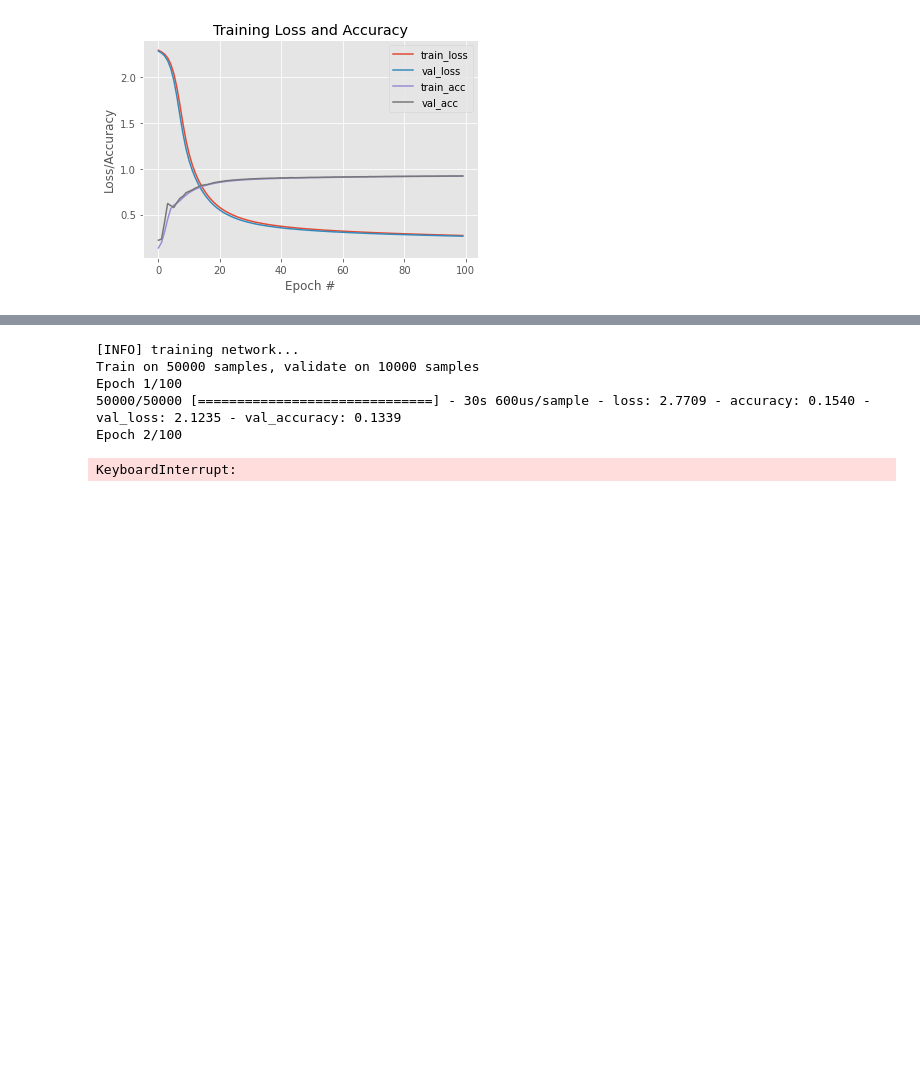
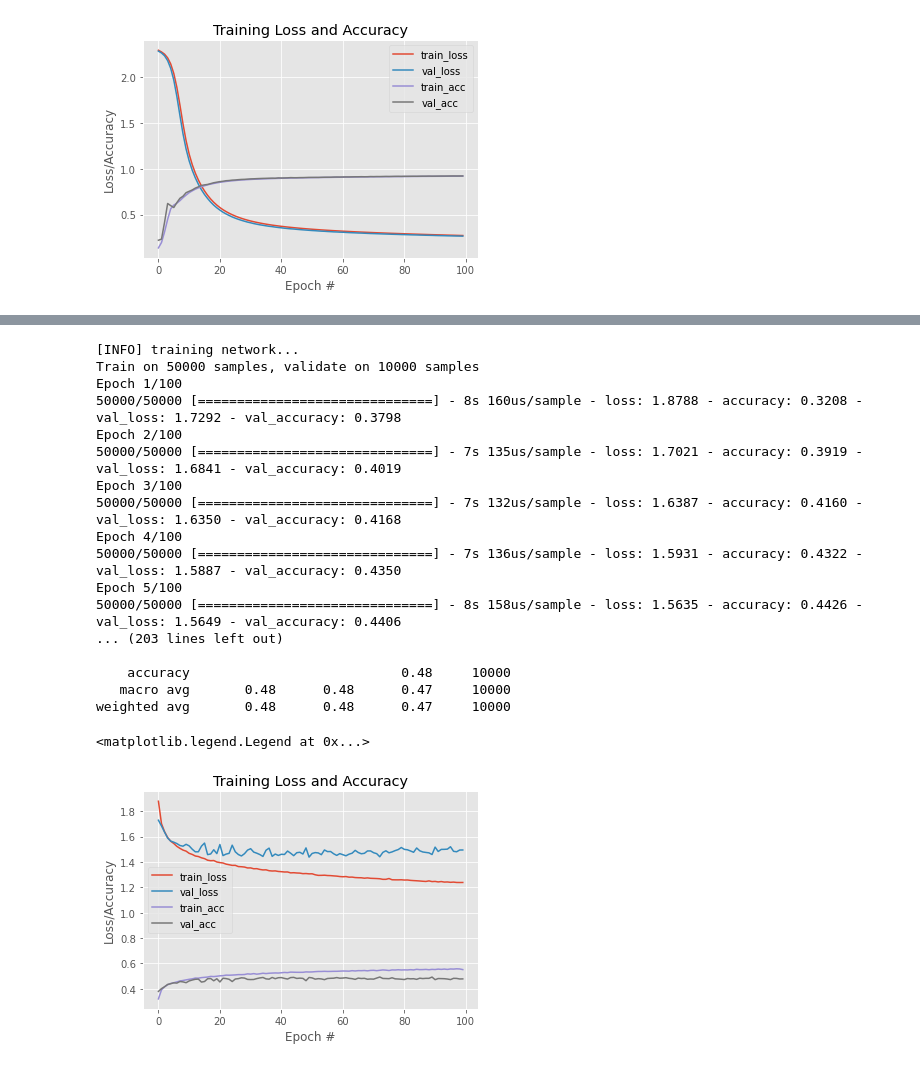
Before and after one commit to rtwhite1546/Fall-2020-Neural-Networks, a Jupyter notebook: Week-8/Week-8-Keras-and-Convolutions.ipynb, the cells around one changed output, grey strips where cells are left out. Saved outputs shown, nothing was run; the diff lists cells and outputs as text; code cells hidden in the pictures; blank space fills up the shorter version.

```diff
--- a/Week-8/Week-8-Keras-and-Convolutions.ipynb
+++ b/Week-8/Week-8-Keras-and-Convolutions.ipynb
@@ -125,37 +262,51 @@ testY = lb.transform(testY)
 # initialize the label names for the CIFAR-10 dataset
 labelNames = ["airplane", "automobile", "bird", "cat", "deer", "dog", "frog", "horse", "ship", "truck"]
 
 # define the 3072-1024-512-10 architecture using Keras
 model = Sequential()
-model.add(Dense(1024, input_shape=(3072,), activation="relu"))
-model.add(Dense(512, activation="relu"))
-model.add(Dense(10, activation="relu"))
+model.add(Dense(128, input_shape=(3072,), activation="relu"))
+model.add(Dense(64, activation="relu"))
+model.add(Dense(10, activation="softmax"))
 
 # train the model using SGD
 print("[INFO] training network...")
-model.compile(loss="categorical_crossentropy", optimizer = SGD(0.01), metrics = ["accuracy"])
+#opt = SGD(lr=0.5, momentum=0.5)
+model.compile(loss="categorical_crossentropy", optimizer = 'adam', metrics = ["accuracy"])
 H = model.fit(trainX, trainY, validation_data=(testX, testY), epochs = 100, batch_size = 32)
 
 # evaluate the network
 print("[INFO] evaluating network...")
-predictions = model.predict(testX, batch_size=32)
+predictions = model.predict(testX, batch_size = 32)
 print(classification_report(testY.argmax(axis=1), predictions.argmax(axis=1), target_names=labelNames))
 
 # plot the training loss and accuracy
 plt.style.use("ggplot")
 plt.figure()
 plt.plot(np.arange(0, 100), H.history["loss"], label="train_loss")
 plt.plot(np.arange(0, 100), H.history["val_loss"], label="val_loss")
 plt.plot(np.arange(0, 100), H.history["accuracy"], label="train_acc")
 plt.plot(np.arange(0, 100), H.history["val_accuracy"], label="val_acc")
 plt.title("Training Loss and Accuracy")
 plt.xlabel("Epoch #")
 plt.ylabel("Loss/Accuracy")
 plt.legend()
 # %% [output]
 [INFO] training network...
 Train on 50000 samples, validate on 10000 samples
 Epoch 1/100
-50000/50000 [==============================] - 30s 600us/sample - loss: 2.7709 - accuracy: 0.1540 - val_loss: 2.1235 - val_accuracy: 0.1339
+50000/50000 [==============================] - 8s 160us/sample - loss: 1.8788 - accuracy: 0.3208 - val_loss: 1.7292 - val_accuracy: 0.3798
 Epoch 2/100
+50000/50000 [==============================] - 7s 135us/sample - loss: 1.7021 - accuracy: 0.3919 - val_loss: 1.6841 - val_accuracy: 0.4019
+Epoch 3/100
+50000/50000 [==============================] - 7s 132us/sample - loss: 1.6387 - accuracy: 0.4160 - val_loss: 1.6350 - val_accuracy: 0.4168
+Epoch 4/100
+50000/50000 [==============================] - 7s 136us/sample - loss: 1.5931 - accuracy: 0.4322 - val_loss: 1.5887 - val_accuracy: 0.4350
+Epoch 5/100
+50000/50000 [==============================] - 8s 158us/sample - loss: 1.5635 - accuracy: 0.4426 - val_loss: 1.5649 - val_accuracy: 0.4406
+... (203 lines left out)
+
+    accuracy                           0.48     10000
+   macro avg       0.48      0.48      0.47     10000
+weighted avg       0.48      0.48      0.47     10000
-KeyboardInterrupt:
+<matplotlib.legend.Legend at 0x...>
+[figure, added]
```
Also changed, not shown: parts of 6 cells of this notebook, 1 other file.
